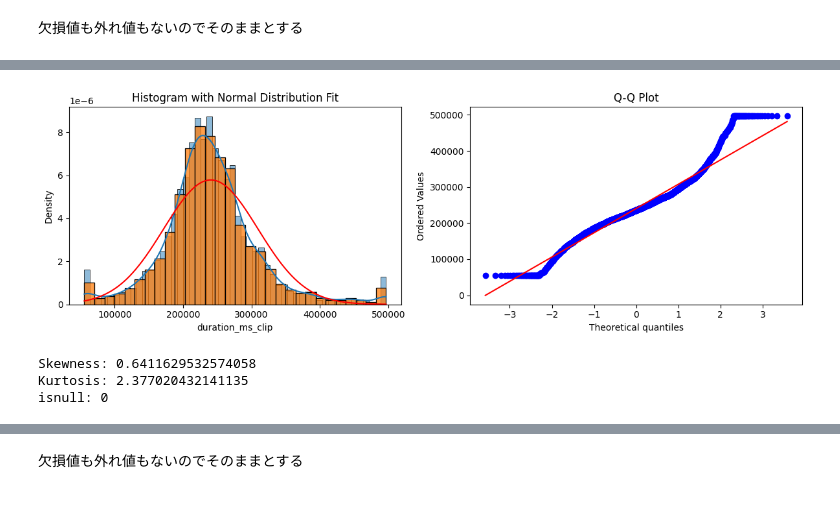
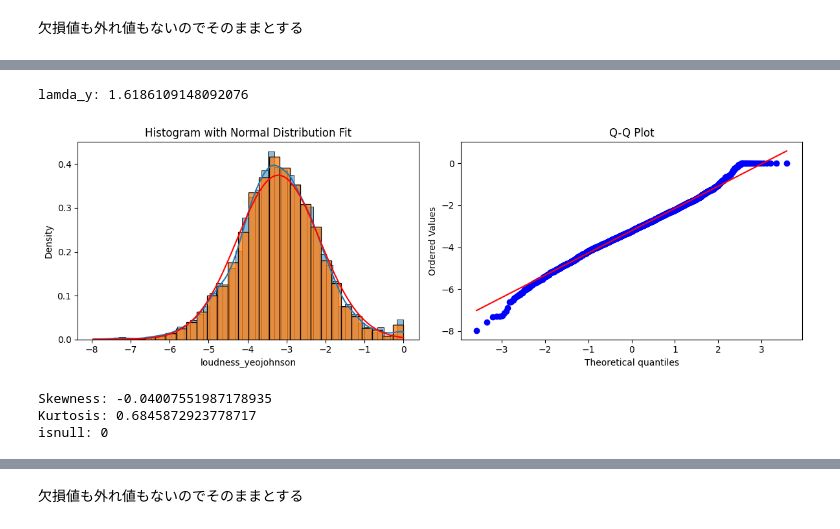
Before and after one commit to skyshine460/music_genre, a Jupyter notebook: submission_musicgenre_13.ipynb, the cells around one changed output, grey strips where cells are left out. Saved outputs shown, nothing was run; the diff lists cells and outputs as text; code cells hidden in the pictures.

```diff
--- a/submission_musicgenre_13.ipynb
+++ b/submission_musicgenre_13.ipynb
@@ -295,8 +406,9 @@ def clip_duration(df, col, lower_quantile=0.01, upper_quantile=0.99):
 # %%
-clip_duration(train, 'duration_ms')
-normal_distribution_fit(train, 'duration_ms_clip')
+yeojohnson_transform(train, 'loudness')
+normal_distribution_fit(train, 'loudness_yeojohnson')
 # %% [output]
+lamda_y: 1.6186109148092076
-[figure, old version]
+[figure, new version]
-Skewness: 0.6411629532574058
-Kurtosis: 2.377020432141135
-isnull: 0
+Skewness: -0.04007551987178935
+Kurtosis: 0.6845872923778717
+isnull: 0
```
Also changed, not shown: parts of 101 cells of this notebook.
